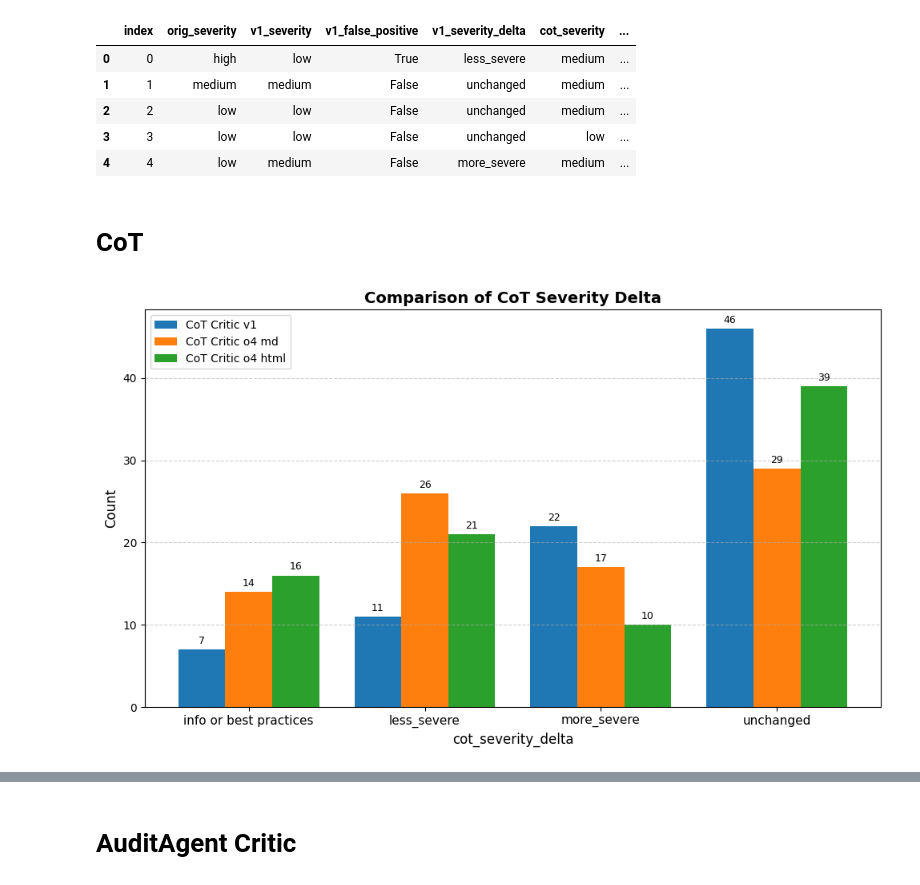
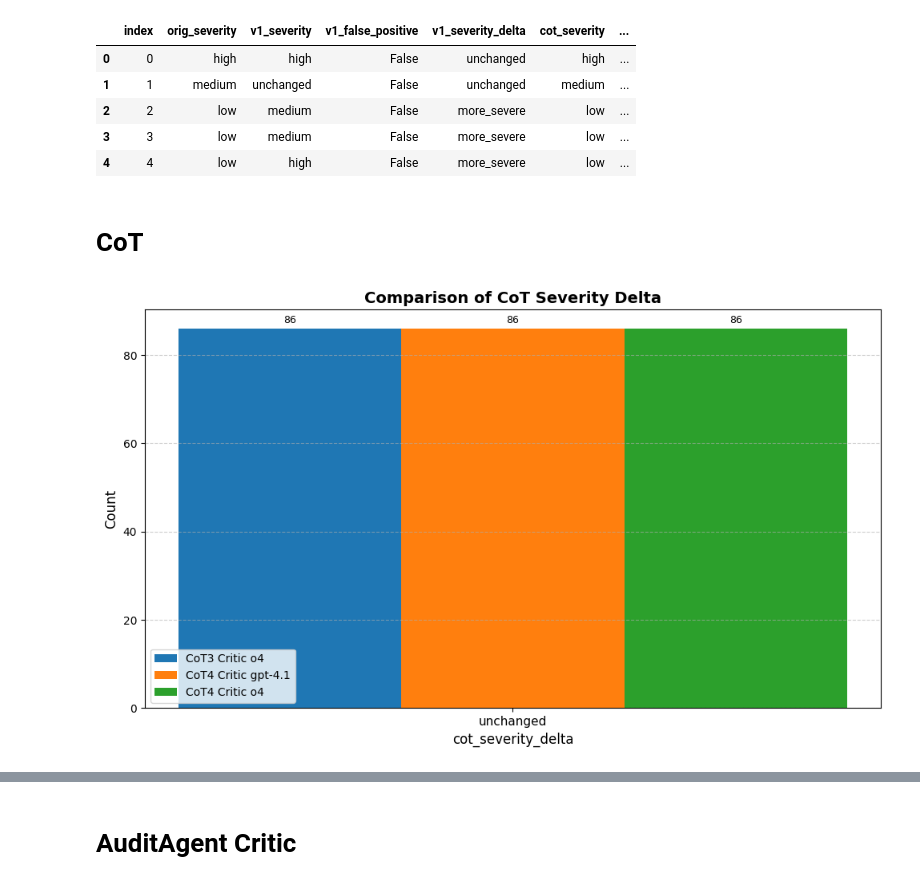
Before and after one commit to hyonbokan/reasoning_model_test, a Jupyter notebook: custom_cot/logs/mitigation/result_analysis.ipynb, the cells around one changed output, grey strips where cells are left out. Drawn from its saved outputs; the diff is of its cells as text; code cells hidden in the pictures.

Commit message:
adding new test mitigation test schema

```diff
--- a/custom_cot/logs/mitigation/result_analysis.ipynb
+++ b/custom_cot/logs/mitigation/result_analysis.ipynb
@@ -10,31 +10,31 @@ df = generate_diff_report(
 # %%
 import pandas as pd
 
-df_dynamic = pd.read_csv("diff_report_dynamic.csv")
-df_html = pd.read_csv("diff_report_html.csv")
-df_demo = pd.read_csv("diff_report_demo.csv")
-df_o4 = pd.read_csv("diff_report_o4_html.csv")
-df_o4_md = pd.read_csv("diff_report_o4_fullmd.csv")
-df_o4_md.head()
+df = pd.read_csv("o4_per_findings.csv")
+df3_o4 = pd.read_csv("/Users/michaelkan/Desktop/reasoning_model_test/custom_cot/logs/mitigation/schema3/diff_report_o4_html.csv")
+df3_gpt4_1 = pd.read_csv("/Users/michaelkan/Desktop/reasoning_model_test/custom_cot/logs/mitigation/schema3/diff_report_gpt4_1_html.csv")
+df4_gpt4_1 = pd.read_csv("diff_report_gpt4_1_html.csv")
+df4_o4 = pd.read_csv("diff_report_o4_html.csv")
+df.head()
 # %% [output]
 |  | index | orig_severity | v1_severity | v1_false_positive | v1_severity_delta | cot_severity | ... |
-| 0 | 0 | high | low | True | less_severe | medium | ... |
-| 1 | 1 | medium | medium | False | unchanged | medium | ... |
-| 2 | 2 | low | low | False | unchanged | medium | ... |
-| 3 | 3 | low | low | False | unchanged | low | ... |
-| 4 | 4 | low | medium | False | more_severe | medium | ... |
+| 0 | 0 | high | high | False | unchanged | high | ... |
+| 1 | 1 | medium | unchanged | False | unchanged | medium | ... |
+| 2 | 2 | low | medium | False | more_severe | low | ... |
+| 3 | 3 | low | medium | False | more_severe | low | ... |
+| 4 | 4 | low | high | False | more_severe | low | ... |
 # %% [markdown]
 # CoT
 # %%
 from utils import plot_grouped_bar_counts
 
-plot_grouped_bar_counts(dfs=[df_demo, df_o4_md, df_o4],
+plot_grouped_bar_counts(dfs=[df3_o4, df4_gpt4_1, df4_o4],
                         column="cot_severity_delta",
-                        labels=["CoT Critic v1", "CoT Critic o4 md", "CoT Critic o4 html"],
+                        labels=["CoT3 Critic o4", "CoT4 Critic gpt-4.1", "CoT4 Critic o4"],
                         title="Comparison of CoT Severity Delta"
                         )
 # %% [output]
-[figure, old version]
+[figure, new version]
 # %%
 from utils import plot_grouped_bar_counts
 
```
Also changed, not shown: parts of 4 cells of this notebook, 22 other files.
